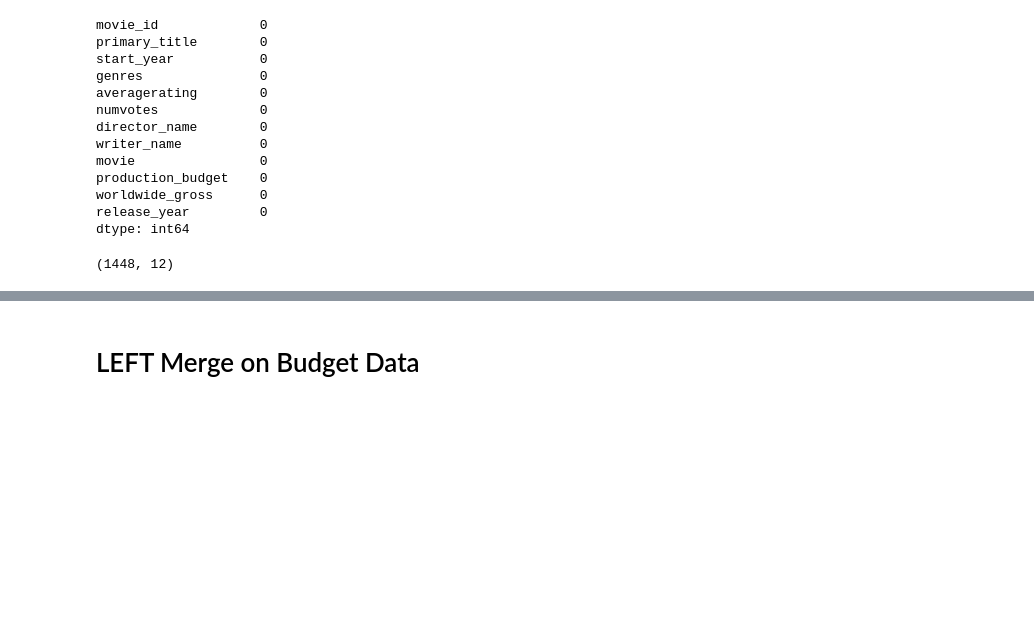
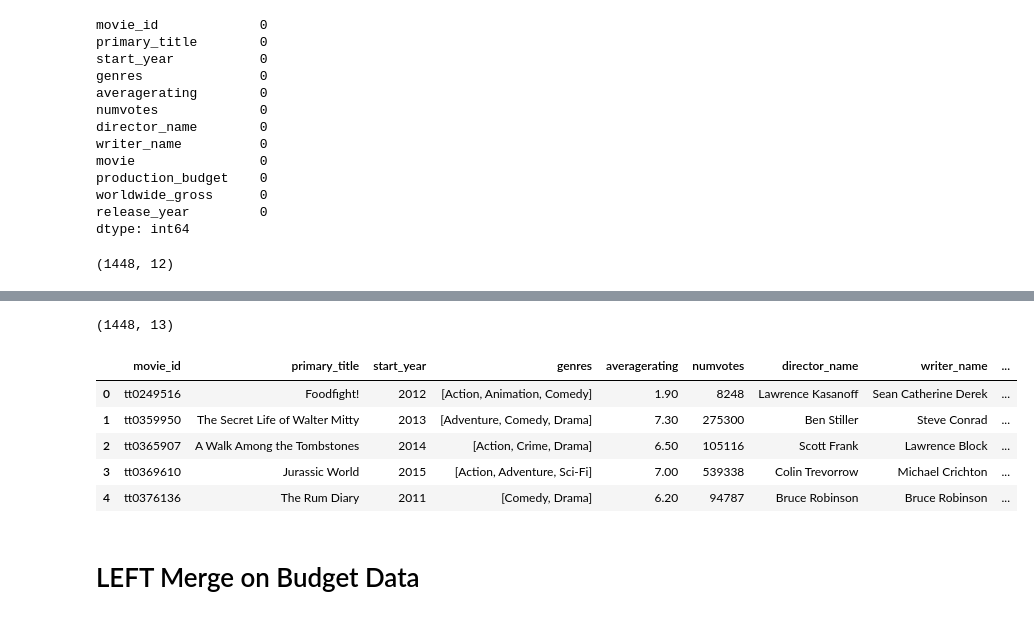
Before and after one commit to ThomasHChapman/p1_project, a Jupyter notebook: tom-working.ipynb, the cells around one changed output, grey strips where cells are left out. Drawn from its saved outputs; the diff is of its cells as text; code cells hidden in the pictures; blank space fills up the shorter version.

```diff
--- a/tom-working.ipynb
+++ b/tom-working.ipynb
@@ -298,3 +293,24 @@ df_dup.sort_values(by='primary_title').head()
+# %%
+df2['worldwide_gross'] = df2['worldwide_gross'].astype(float)
+# %%
+df2['profit'] = (df2['worldwide_gross'] - df2['production_budget'])
+# %%
+df2['profit'] = df2['profit'].round()
+# %%
+df2['genres'] = df2['genres'].str.split(",")
+# %%
+df2.shape
+# %% [output]
+(1448, 13)
+# %%
+df2.head()
+# %% [output]
+|  | movie_id | primary_title | start_year | genres | averagerating | numvotes | director_name | writer_name | ... |
+| 0 | tt0249516 | Foodfight! | 2012 | [Action, Animation, Comedy] | 1.90 | 8248 | Lawrence Kasanoff | Sean Catherine Derek | ... |
+| 1 | tt0359950 | The Secret Life of Walter Mitty | 2013 | [Adventure, Comedy, Drama] | 7.30 | 275300 | Ben Stiller | Steve Conrad | ... |
+| 2 | tt0365907 | A Walk Among the Tombstones | 2014 | [Action, Crime, Drama] | 6.50 | 105116 | Scott Frank | Lawrence Block | ... |
+| 3 | tt0369610 | Jurassic World | 2015 | [Action, Adventure, Sci-Fi] | 7.00 | 539338 | Colin Trevorrow | Michael Crichton | ... |
+| 4 | tt0376136 | The Rum Diary | 2011 | [Comedy, Drama] | 6.20 | 94787 | Bruce Robinson | Bruce Robinson | ... |
 # %% [markdown]
 # LEFT Merge on Budget Data
 # %%
```
Also changed, not shown: parts of 27 cells of this notebook.
